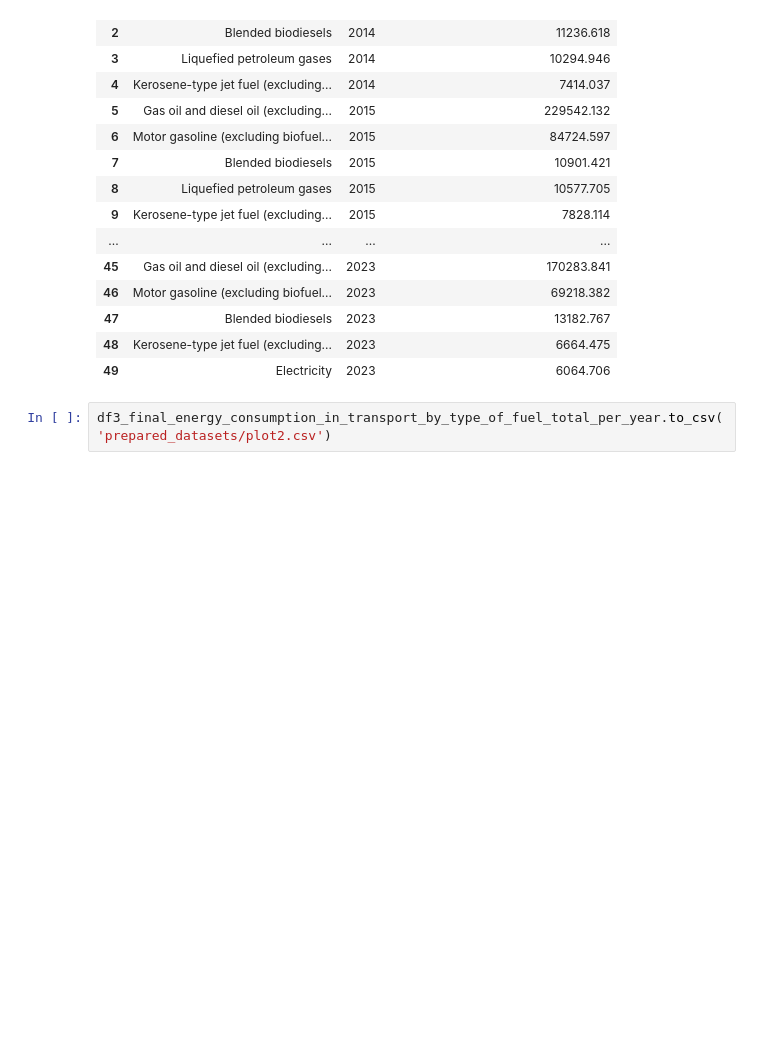
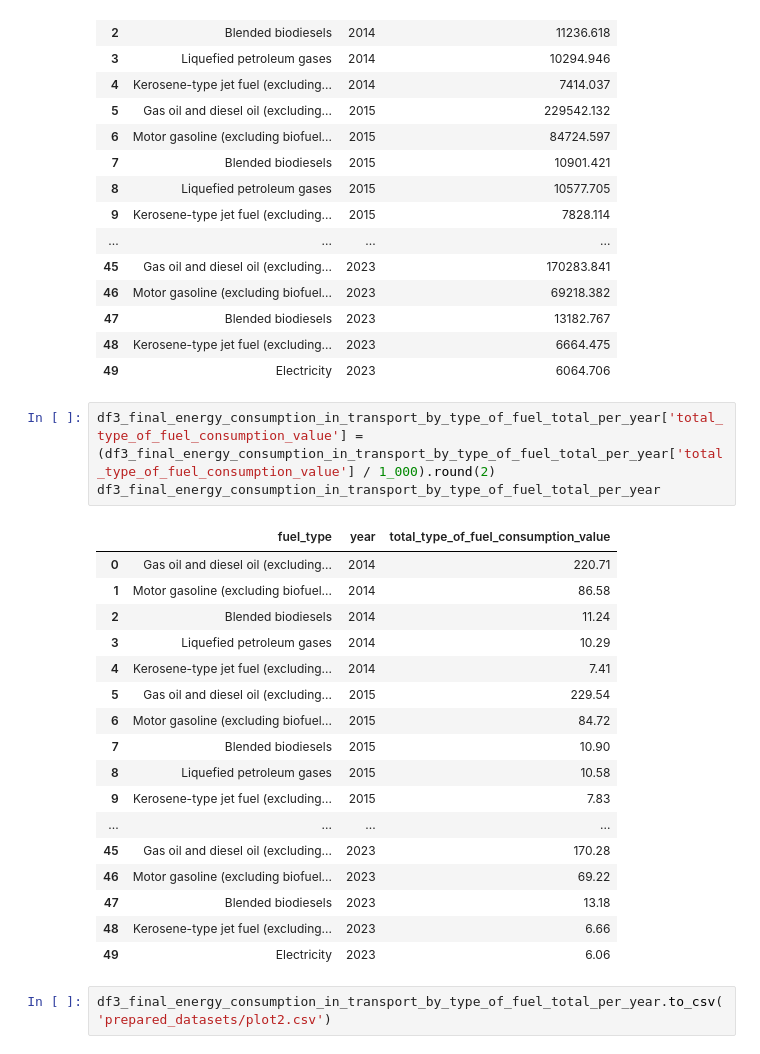
Before and after one commit to riccardocicala/Data_Visualization_Chart_Troopers, a Jupyter notebook: Stucchi/data_preparation.ipynb, the cells around one changed output. Saved outputs shown, nothing was run; the diff lists cells and outputs as text; blank space fills up the shorter version.

```diff
--- a/Stucchi/data_preparation.ipynb
+++ b/Stucchi/data_preparation.ipynb
@@ -316,6 +316,27 @@ df3_final_energy_consumption_in_transport_by_type_of_fuel_total_per_year
 | 47 | Blended biodiesels | 2023 | 13182.767 |
 | 48 | Kerosene-type jet fuel (excluding... | 2023 | 6664.475 |
 | 49 | Electricity | 2023 | 6064.706 |
+# %%
+df3_final_energy_consumption_in_transport_by_type_of_fuel_total_per_year['total_type_of_fuel_consumption_value'] = (df3_final_energy_consumption_in_transport_by_type_of_fuel_total_per_year['total_type_of_fuel_consumption_value'] / 1_000).round(2)
+df3_final_energy_consumption_in_transport_by_type_of_fuel_total_per_year
+# %% [output]
+|  | fuel_type | year | total_type_of_fuel_consumption_value |
+| 0 | Gas oil and diesel oil (excluding... | 2014 | 220.71 |
+| 1 | Motor gasoline (excluding biofuel... | 2014 | 86.58 |
+| 2 | Blended biodiesels | 2014 | 11.24 |
+| 3 | Liquefied petroleum gases | 2014 | 10.29 |
+| 4 | Kerosene-type jet fuel (excluding... | 2014 | 7.41 |
+| 5 | Gas oil and diesel oil (excluding... | 2015 | 229.54 |
+| 6 | Motor gasoline (excluding biofuel... | 2015 | 84.72 |
+| 7 | Blended biodiesels | 2015 | 10.90 |
+| 8 | Liquefied petroleum gases | 2015 | 10.58 |
+| 9 | Kerosene-type jet fuel (excluding... | 2015 | 7.83 |
+| ... | ... | ... | ... |
+| 45 | Gas oil and diesel oil (excluding... | 2023 | 170.28 |
+| 46 | Motor gasoline (excluding biofuel... | 2023 | 69.22 |
+| 47 | Blended biodiesels | 2023 | 13.18 |
+| 48 | Kerosene-type jet fuel (excluding... | 2023 | 6.66 |
+| 49 | Electricity | 2023 | 6.06 |
 # %%
 df3_final_energy_consumption_in_transport_by_type_of_fuel_total_per_year.to_csv('prepared_datasets/plot2.csv')
 # %% [markdown]
```
Also changed, not shown: parts of 9 cells of this notebook, 8 other files.
